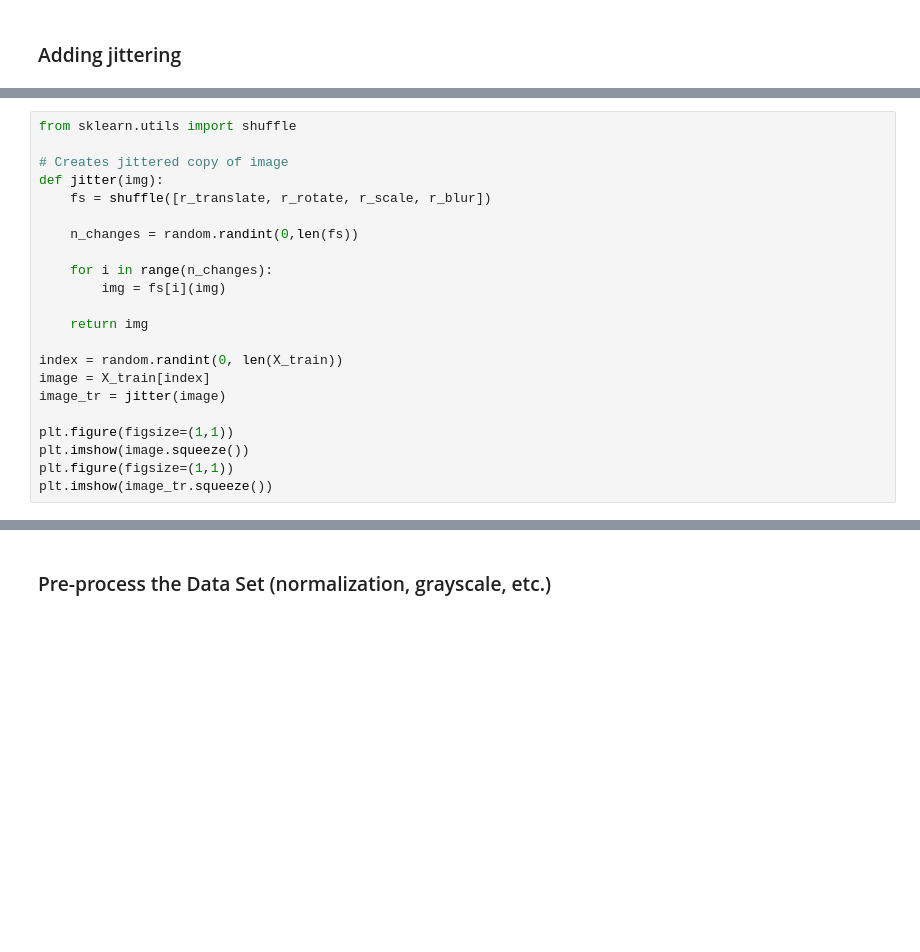
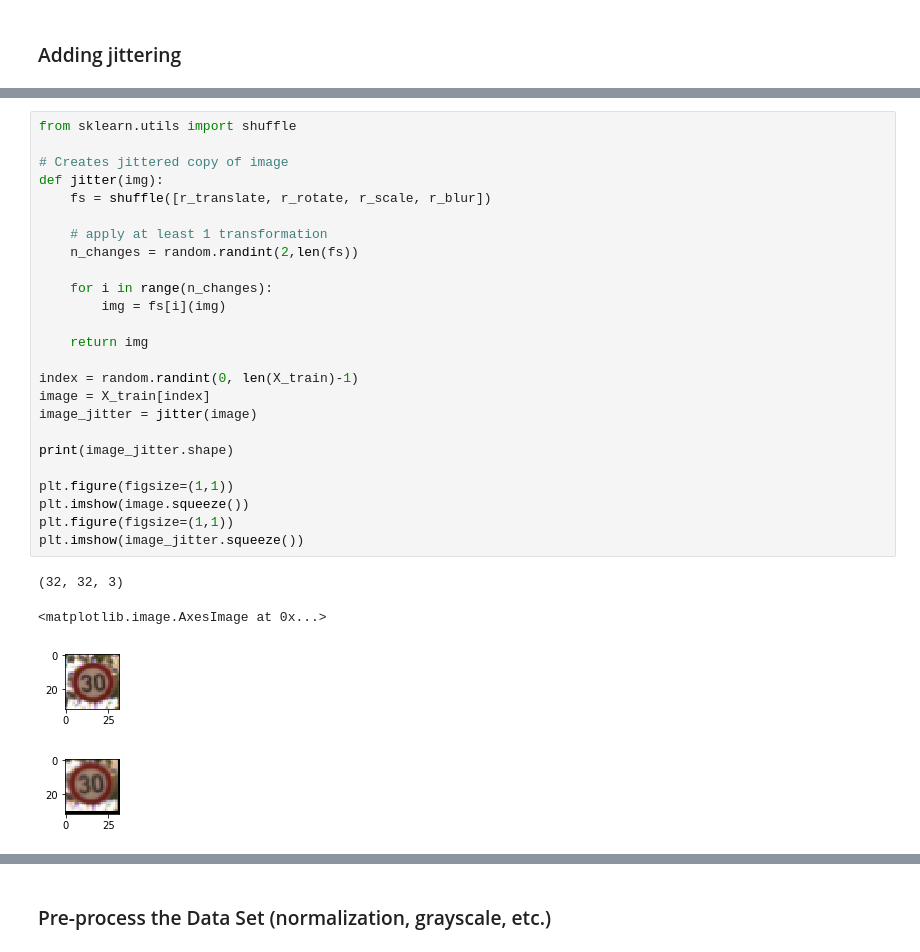
Before and after one commit to nyukhalov/CarND-Traffic-Sign-Classifier-Project, a Jupyter notebook: Traffic_Sign_Classifier.ipynb, the cells around one changed output, grey strips where cells are left out. Saved outputs shown, nothing was run; the diff lists cells and outputs as text; blank space fills up the shorter version.

```diff
--- a/Traffic_Sign_Classifier.ipynb
+++ b/Traffic_Sign_Classifier.ipynb
@@ -294,25 +322,33 @@ plt.imshow(image_tr.squeeze())
 # %%
 from sklearn.utils import shuffle
 
 # Creates jittered copy of image
 def jitter(img):
     fs = shuffle([r_translate, r_rotate, r_scale, r_blur])
 
-    n_changes = random.randint(0,len(fs))
+    # apply at least 1 transformation
+    n_changes = random.randint(2,len(fs))
 
     for i in range(n_changes):
         img = fs[i](img)
 
     return img
 
-index = random.randint(0, len(X_train))
+index = random.randint(0, len(X_train)-1)
 image = X_train[index]
-image_tr = jitter(image)
+image_jitter = jitter(image)
+
+print(image_jitter.shape)
 
 plt.figure(figsize=(1,1))
 plt.imshow(image.squeeze())
 plt.figure(figsize=(1,1))
-plt.imshow(image_tr.squeeze())
+plt.imshow(image_jitter.squeeze())
+# %% [output]
+(32, 32, 3)
+<matplotlib.image.AxesImage at 0x...>
+[figure, added]
+[figure, added]
 # %%
 labels = np.unique(y_train)
 print(labels)
```
Also changed, not shown: parts of 12 cells of this notebook.
